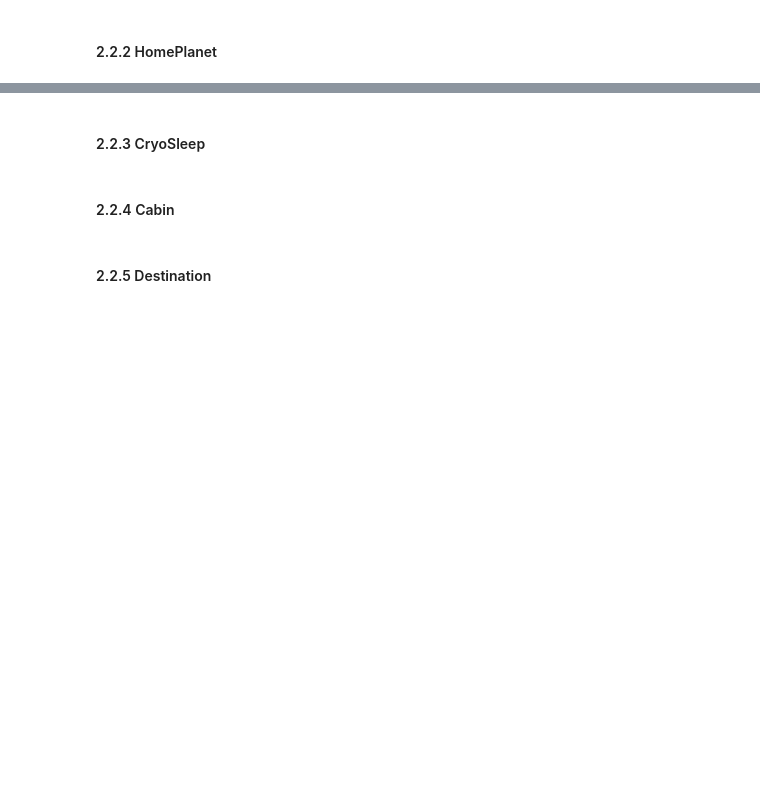
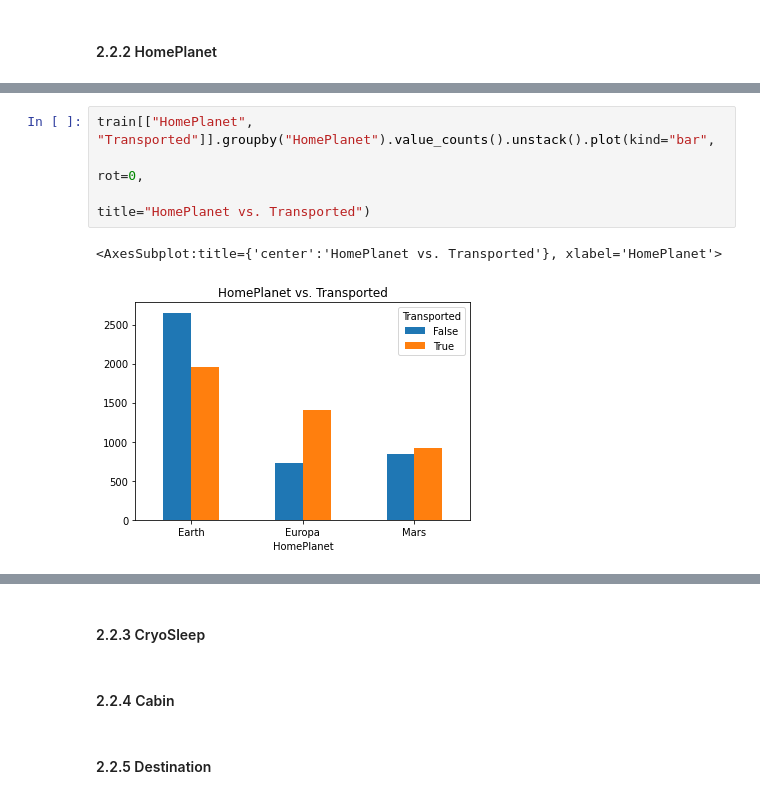
Before and after one commit to PatrickSVM/Spaceship-Titanic-Kaggle-Challenge, a Jupyter notebook: Spaceship_Titanic.ipynb, the cells around one changed output, grey strips where cells are left out. Cells and saved outputs as stored; diff of their text form; blank space fills up the shorter version.

```diff
--- a/Spaceship_Titanic.ipynb
+++ b/Spaceship_Titanic.ipynb
@@ -220,0 +219,7 @@ preprocess_PassengerId(train)
+# %%
+train[["HomePlanet", "Transported"]].groupby("HomePlanet").value_counts().unstack().plot(kind="bar",
+                                                                                         rot=0,
+                                                                                         title="HomePlanet vs. Transported")
+# %% [output]
+<AxesSubplot:title={'center':'HomePlanet vs. Transported'}, xlabel='HomePlanet'>
+[figure, added]
```
Also changed, not shown: parts of 6 cells of this notebook.
